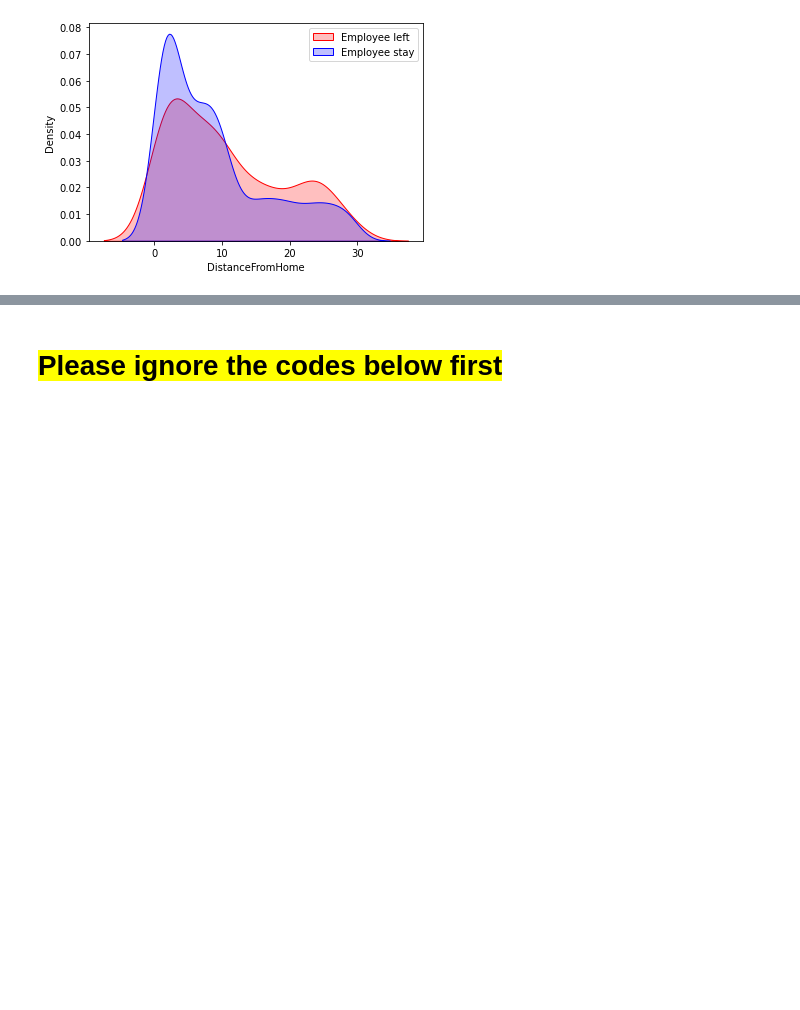
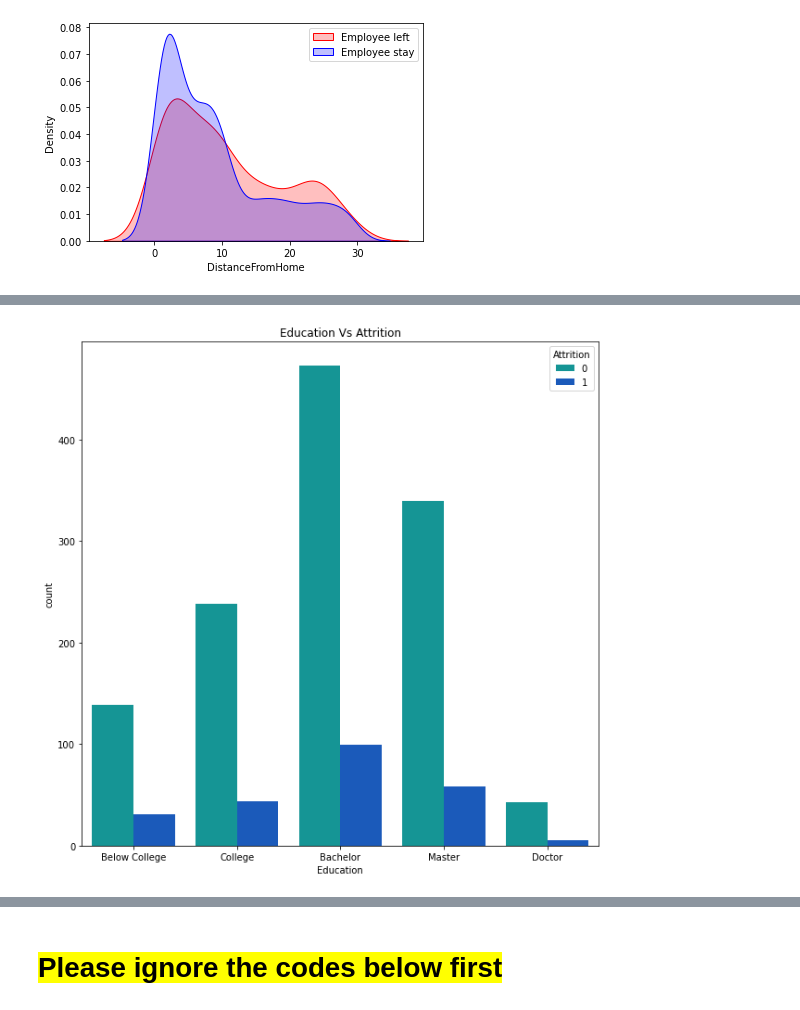
Before and after one commit to evelynpehty/Predicting-the-Risk-of-Employee-Attrition-, a Jupyter notebook: project model.ipynb, the cells around one changed output, grey strips where cells are left out. Cells and saved outputs as stored; diff of their text form; code cells hidden in the pictures; blank space fills up the shorter version.

```diff
--- a/project model.ipynb
+++ b/project model.ipynb
@@ -229,0 +278,8 @@ plt.show()
+# %%
+plt.figure(figsize=(10,10))
+df['Education'] = df['Education'].replace([1,2,3,4,5],['Below College','College', 'Bachelor', 'Master', 'Doctor'])
+sns.countplot(x = 'Education', data = df, palette = 'winter_r', hue = 'Attrition', order=['Below College','College', 'Bachelor', 'Master', 'Doctor'])
+plt.title('Education Vs Attrition')
+plt.show()
+# %% [output]
+[figure, added]
```
Also changed, not shown: parts of 42 cells of this notebook.
